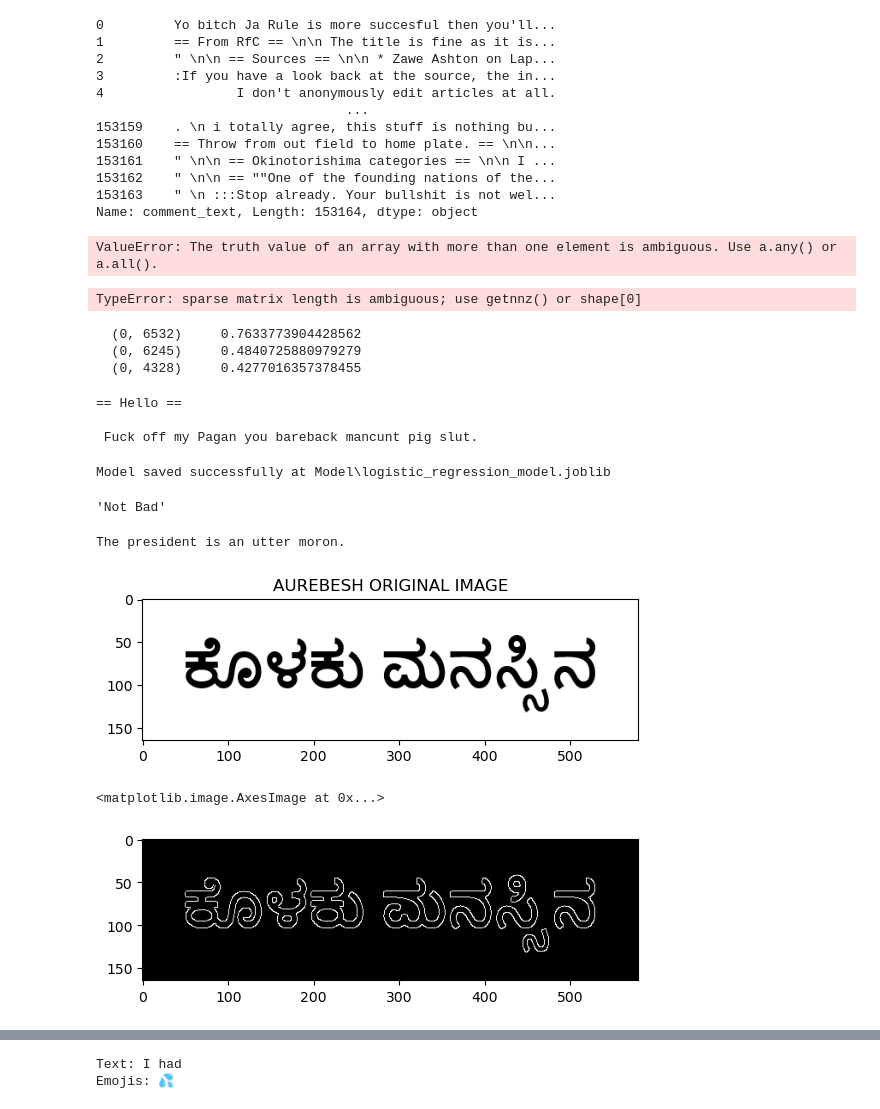
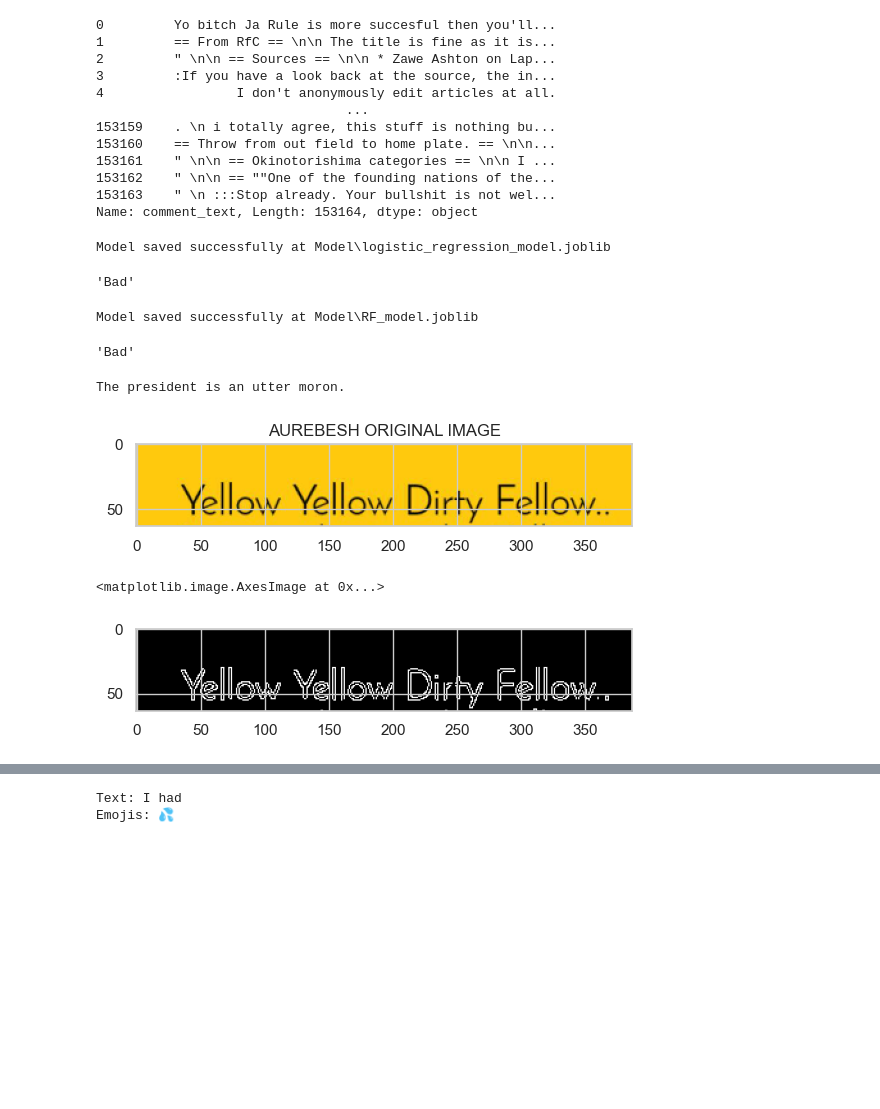
Before and after one commit to Dhanush333S/offensive-language-detection, a Jupyter notebook: Code/comment_classification-new notebook_updated.ipynb, the cells around one changed output, grey strips where cells are left out. Saved outputs shown, nothing was run; the diff lists cells and outputs as text; code cells hidden in the pictures; blank space fills up the shorter version.

```diff
--- a/Code/comment_classification-new notebook_updated.ipynb
+++ b/Code/comment_classification-new notebook_updated.ipynb
@@ -319,3 +356,10 @@ sns.countplot(x="bad" , data = train)
 plt.show()
 # %% [output]
 [figure]
+# %%
+sns.set(style="whitegrid")
+sns.histplot(data=train, x="bad", color="darkgreen", kde=False, label="Bad label")
+plt.xlabel("Bad")
+plt.ylabel("Count")
+plt.legend()
+plt.show()
@@ -602,34 +965,6 @@ test['comment_text']
 153162    " \n\n == ""One of the founding nations of the...
 153163    " \n :::Stop already. Your bullshit is not wel...
 Name: comment_text, Length: 153164, dtype: object
-# %%
-total = 0
-for i in x:
-    if(i==1):
-        total = total + 1
-
-total
-# %% [output]
-ValueError: The truth value of an array with more than one element is ambiguous. Use a.any() or a.all().
-# %%
-for i in range(21,len(x)):
-    if(x[i]==1):
-        print(i)
-        break
-# %% [output]
-TypeError: sparse matrix length is ambiguous; use getnnz() or shape[0]
-# %%
-print(x[69])
-# %% [output]
-  (0, 6532)     0.7633773904428562
-  (0, 6245)     0.4840725880979279
-  (0, 4328)     0.4277016357378455
-# %%
-print(test['comment_text'][70])
-# %% [output]
-== Hello ==
-
- Fuck off my Pagan you bareback mancunt pig slut.
 # %%
 import joblib
 from sklearn.ensemble import RandomForestClassifier,AdaBoostClassifier,GradientBoostingClassifier
@@ -647,14 +982,39 @@ model_filename = "Model/logistic_regression_model.joblib"
 loaded_model = joblib.load(model_filename)
 loaded_model
 # print(x_train[1])
-comment = "i dont not like your race"
+comment = "dirty"
 input_features = tf_vec.transform([comment])
 prediction = loaded_model.predict(input_features)
 result = "Bad" if prediction[0] == 1 else "Not Bad"
 result
 # %% [output]
 Model saved successfully at Model\logistic_regression_model.joblib
-'Not Bad'
+'Bad'
+# %%
+import joblib
+from sklearn.ensemble import RandomForestClassifier,AdaBoostClassifier,GradientBoostingClassifier
+
+import os
+model_directory = "Model"
+os.makedirs(model_directory, exist_ok=True)
+model_filename = os.path.join(model_directory, "RF_model.joblib")
+joblib.dump(RF, model_filename)
+
+print(f'Model saved successfully at {model_filename}')
+model_filename = "Model/RF_model.joblib"
+
+# Load the saved model
+loaded_model = joblib.load(model_filename)
+loaded_model
+# print(x_train[1])
+comment = "dog"
+input_features = tf_vec.transform([comment])
+prediction = loaded_model.predict(input_features)
+result = "Bad" if prediction[0] == 1 else "Not Bad"
+result
+# %% [output]
+Model saved successfully at Model\RF_model.joblib
+'Bad'
 # %%
 import assemblyai as aai
 
@@ -714,35 +1074,35 @@ def opening(image):
 
 #canny edge detection
 def canny(image):
     return cv2.Canny(image, 100, 200)
 
 #skew correction
 def deskew(image):
     coords = np.column_stack(np.where(image > 0))
     angle = cv2.minAreaRect(coords)[-1]
     if angle < -45:
         angle = -(90 + angle)
     else:
         angle = -angle
     (h, w) = image.shape[:2]
     center = (w // 2, h // 2)
     M = cv2.getRotationMatrix2D(center, angle, 1.0)
     rotated = cv2.warpAffine(image, M, (w, h), flags=cv2.INTER_CUBIC, borderMode=cv2.BORDER_REPLICATE)
     return rotated
 
 #template matching
 def match_template(image, template):
     return cv2.matchTemplate(image, template, cv2.TM_CCOEFF_NORMED)
 
 
-image = cv2.imread('badword_images/dirty_minded_kannanda.png')
+image = cv2.imread('badword_images/dirtyfellow.png')
 b,g,r = cv2.split(image)
 rgb_img = cv2.merge([r,g,b])
 plt.imshow(rgb_img)
 plt.title('AUREBESH ORIGINAL IMAGE')
 plt.show()
 # %% [output]
-[figure, old version]
+[figure, new version]
 # %%
 gray = get_grayscale(image)
 thresh = thresholding(gray)
@@ -756,7 +1116,7 @@ images = {'gray': gray,
 plt.imshow(images['canny'], cmap='gray')
 # %% [output]
 <matplotlib.image.AxesImage at 0x...>
-[figure, old version]
+[figure, new version]
 # %%
 fig = plt.figure(figsize=(13,13))
 ax = []
```
Also changed, not shown: parts of 37 cells of this notebook.
